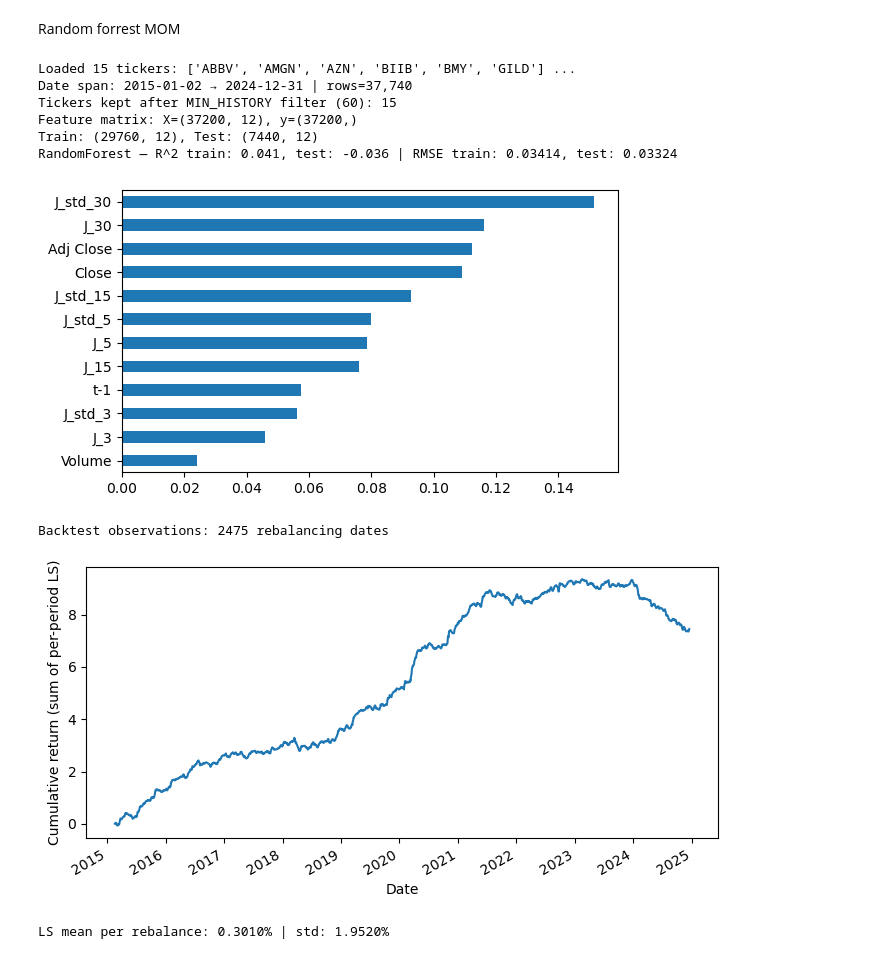
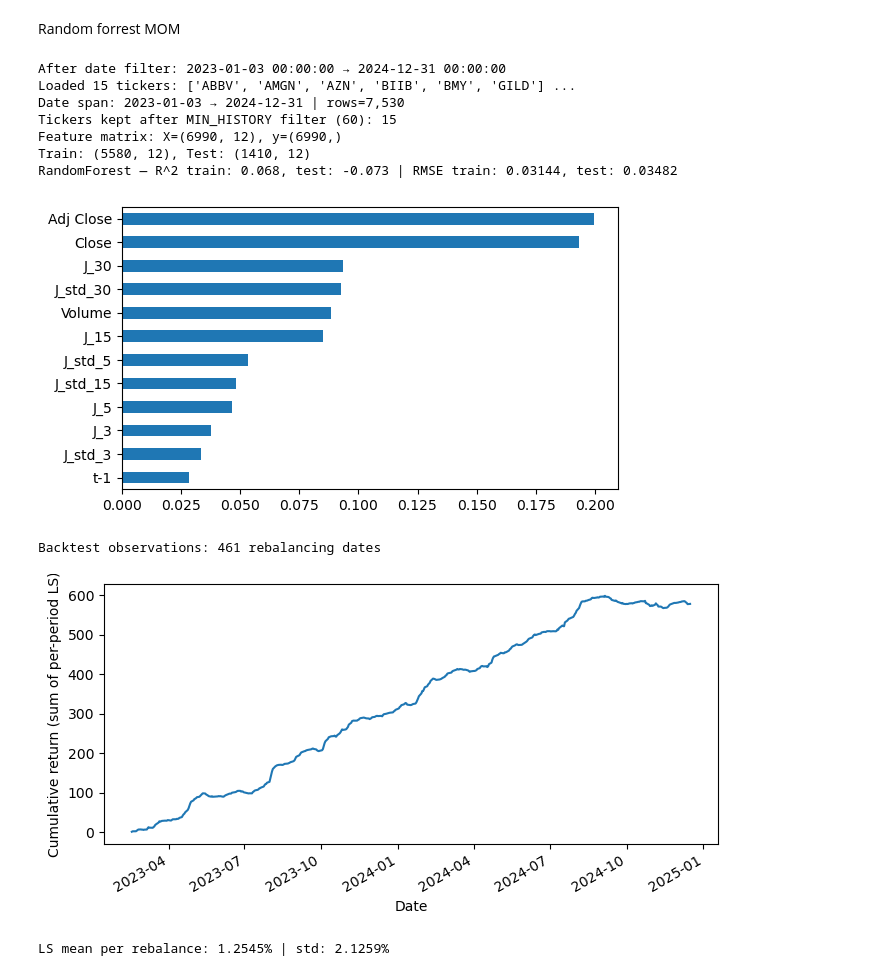
Before and after one commit to rtl959/Seminar-econometric-Financial-application, a Jupyter notebook: Full_code.ipynb, the cells around one changed output. Drawn from its saved outputs; the diff is of its cells as text; code cells hidden in the pictures.

```diff
--- a/Full_code.ipynb
+++ b/Full_code.ipynb
@@ -907,6 +914,16 @@ def load_all_from_folder(folder_path):
     return full
 
 full = load_all_from_folder(DATA_FOLDER)
+
+# -----------------------
+# Restrict sample period
+# -----------------------
+START = pd.Timestamp("2023-01-01")
+END   = pd.Timestamp("2025-01-01")
+
+full = full[(full["Date"] >= START) & (full["Date"] <= END)].copy()
+
+print("After date filter:", full["Date"].min(), "→", full["Date"].max())
 
 tickers = sorted(full["Ticker"].unique().tolist())
 print(f"Loaded {len(tickers)} tickers:", tickers[:6], "..." if len(tickers) > 6 else "")
@@ -1163,40 +1180,41 @@ def long_short_backtest(dly_data, preds, daily_px, k_steps=K_HOLD):
 
         wret = (px.loc[future_dt, winners] / px.loc[dt, winners] - 1).mean()
         lret = (px.loc[future_dt, losers] / px.loc[dt, losers] - 1).mean()
 
         ls_returns.append(wret - lret)
         ls_dates.append(dt)
 
     ls = pd.Series(ls_returns, index=pd.to_datetime(ls_dates)).sort_index()
     return ls
 
 # Build predictions aligned with dly_data rows
 pred_full = np.empty(len(dly_data))
 pred_full[:] = np.nan
 pred_full[train_mask.values] = pred_train
 pred_full[test_mask.values]  = pred_test
 
 ls = long_short_backtest(dly_data, pred_full, daily_close_px, k_steps=K_HOLD)
 print(f"Backtest observations: {ls.shape[0]} rebalancing dates")
 
-cum = (ls.fillna(0)).cumsum()
+cum = (ls.fillna(0)).cumsum()*100
 plt.figure(figsize=(7,3.6))
 cum.plot()
 plt.ylabel("Cumulative return (sum of per-period LS)")
 plt.xlabel("Date")
 plt.tight_layout()
 plt.show()
 
 print(f"LS mean per rebalance: {ls.mean():.4%} | std: {ls.std():.4%}")
 # %% [output]
+After date filter: 2023-01-03 00:00:00 → 2024-12-31 00:00:00
 Loaded 15 tickers: ['ABBV', 'AMGN', 'AZN', 'BIIB', 'BMY', 'GILD'] ...
-Date span: 2015-01-02 → 2024-12-31 | rows=37,740
+Date span: 2023-01-03 → 2024-12-31 | rows=7,530
 Tickers kept after MIN_HISTORY filter (60): 15
-Feature matrix: X=(37200, 12), y=(37200,)
-Train: (29760, 12), Test: (7440, 12)
-RandomForest — R^2 train: 0.041, test: -0.036 | RMSE train: 0.03414, test: 0.03324
+Feature matrix: X=(6990, 12), y=(6990,)
+Train: (5580, 12), Test: (1410, 12)
+RandomForest — R^2 train: 0.068, test: -0.073 | RMSE train: 0.03144, test: 0.03482
-[figure, old version]
+[figure, new version]
-Backtest observations: 2475 rebalancing dates
+Backtest observations: 461 rebalancing dates
-[figure, old version]
+[figure, new version]
-LS mean per rebalance: 0.3010% | std: 1.9520%
+LS mean per rebalance: 1.2545% | std: 2.1259%
 # %%
```
Also changed, not shown: parts of 2 cells of this notebook.
